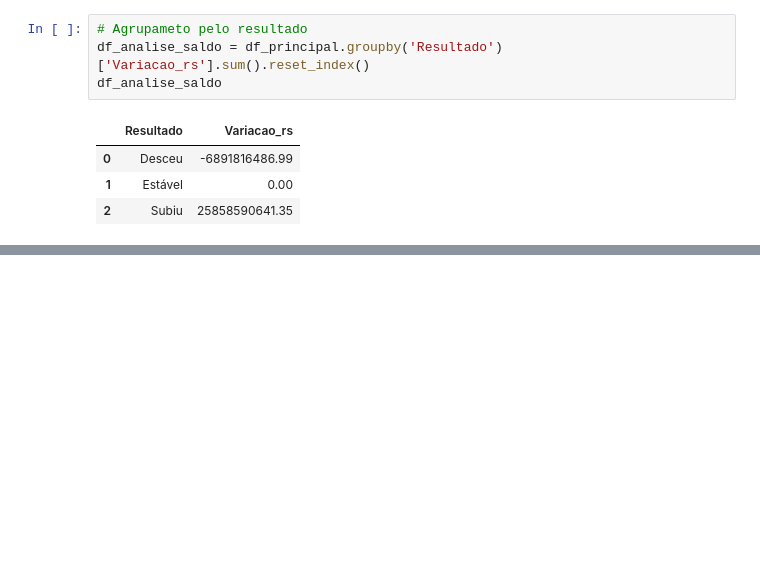
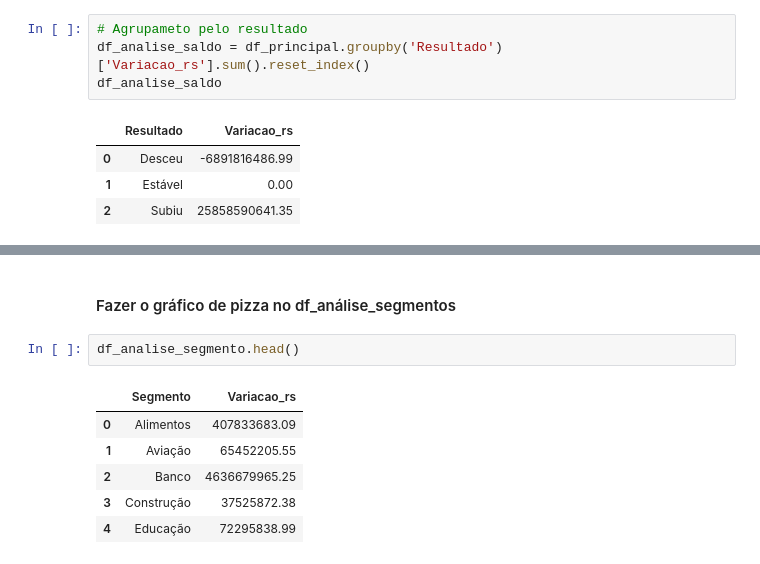
Before and after one commit to lucasllimati/Alura-Imersao-Python-2024, a Jupyter notebook: Aula3/Aula_03.ipynb, the cells around one changed output, grey strips where cells are left out. Drawn from its saved outputs; the diff is of its cells as text; blank space fills up the shorter version.

```diff
--- a/Aula3/Aula_03.ipynb
+++ b/Aula3/Aula_03.ipynb
@@ -442,0 +494,11 @@ fig.show()
+# %% [markdown]
+#### Fazer o gráfico de pizza no df_análise_segmentos
+# %%
+df_analise_segmento.head()
+# %% [output]
+|  | Segmento | Variacao_rs |
+| 0 | Alimentos | 407833683.09 |
+| 1 | Aviação | 65452205.55 |
+| 2 | Banco | 4636679965.25 |
+| 3 | Construção | 37525872.38 |
+| 4 | Educação | 72295838.99 |
```
Also changed, not shown: parts of 12 cells of this notebook, 1 other file.
